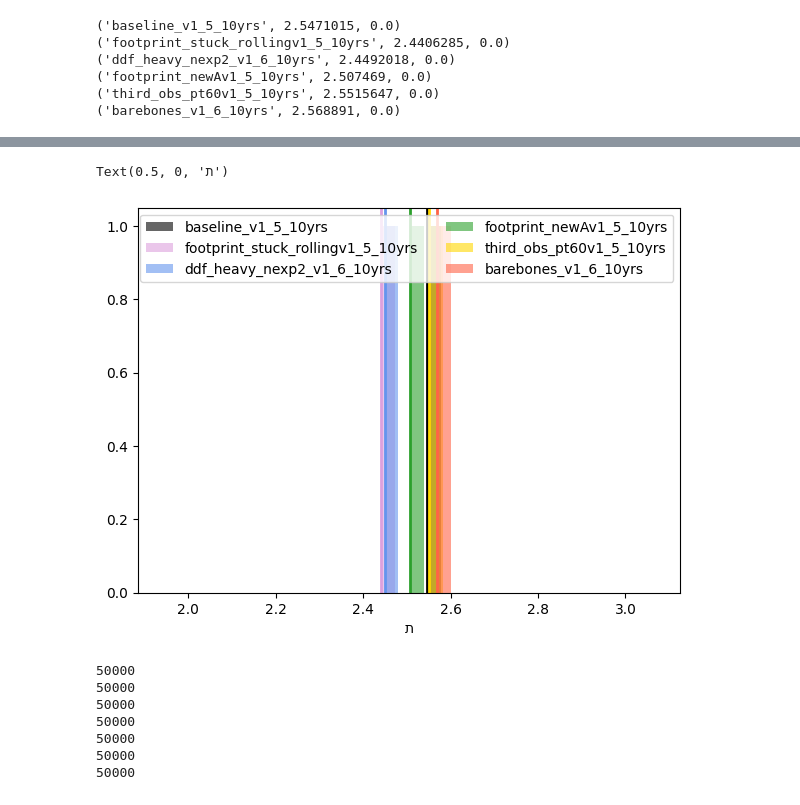
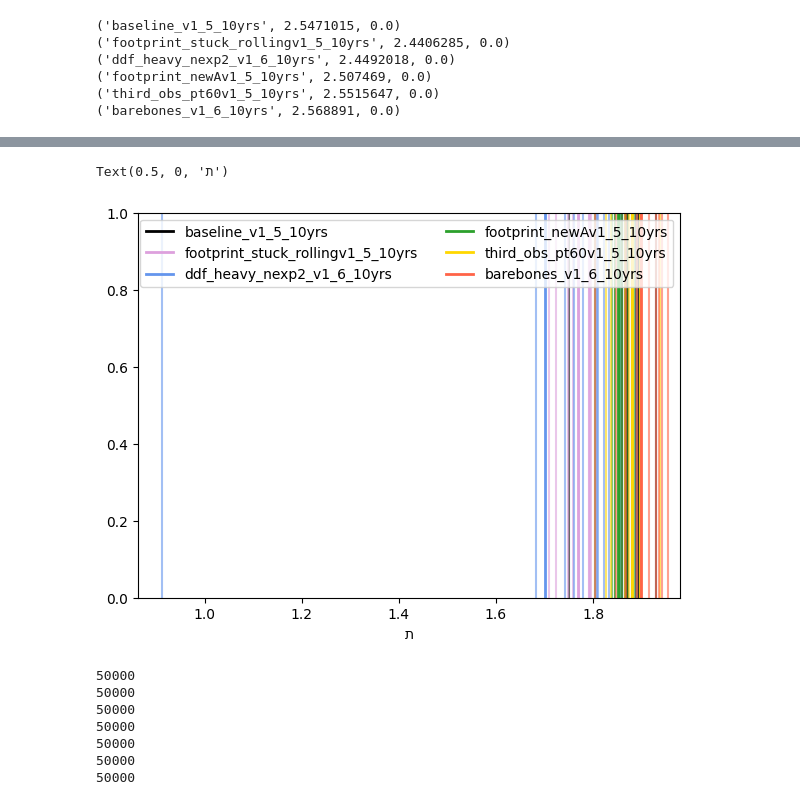
Before and after one commit to bscot/TheLastMetric, a Jupyter notebook: Example_TLM.ipynb, the cells around one changed output, grey strips where cells are left out. Cells and saved outputs as stored; diff of their text form; code cells hidden in the pictures.

```diff
--- a/Example_TLM.ipynb
+++ b/Example_TLM.ipynb
@@ -557,15 +625,19 @@ AttributeError: ignored
 # %%
 plt.figure(figsize=(7,5))
 for which_os in available_os:
-  plt.hist(np.mean(all_tlm[which_os],axis=1), 32, alpha=0.6,
-       color=os_colors[which_os], label=os_names[which_os])
-  plt.axvline(np.mean(all_tlm[which_os]), color=os_colors[which_os], linewidth=2)
+  # plt.hist(np.mean([(all_logp[which_os].T[j]) for j in range(10)], axis=1), 10, alpha=0.6,
+  #      color=os_colors[which_os], label=os_names[which_os])
+
+  for j in range(10):
+    plt.axvline(np.mean(all_logp[which_os].T[j]), alpha=0.6,
+       color=os_colors[which_os])
+  plt.axvline(np.mean(all_logp[which_os]), color=os_colors[which_os], linewidth=2, label=os_names[which_os])
 plt.legend(ncol=2)
 plt.xlabel(chr(0x05ea))
 # plt.savefig('metrics.pdf', bbox_inches = 'tight', pad_inches = 0 )
 # %% [output]
 Text(0.5, 0, 'ת')
-[figure, old version]
+[figure, new version]
 # %%
 # all_logp = {}
 # for which_os in available_os:
```
Also changed, not shown: parts of 7 cells of this notebook.
